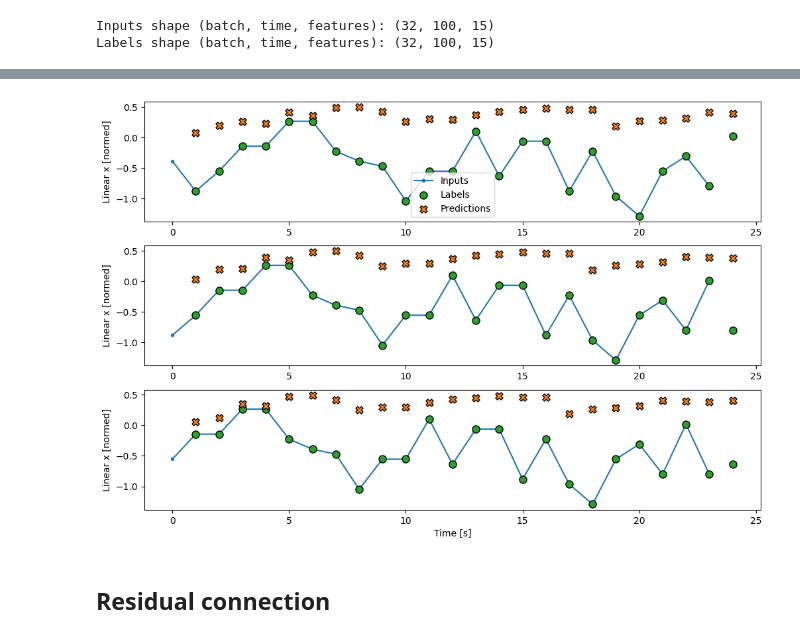
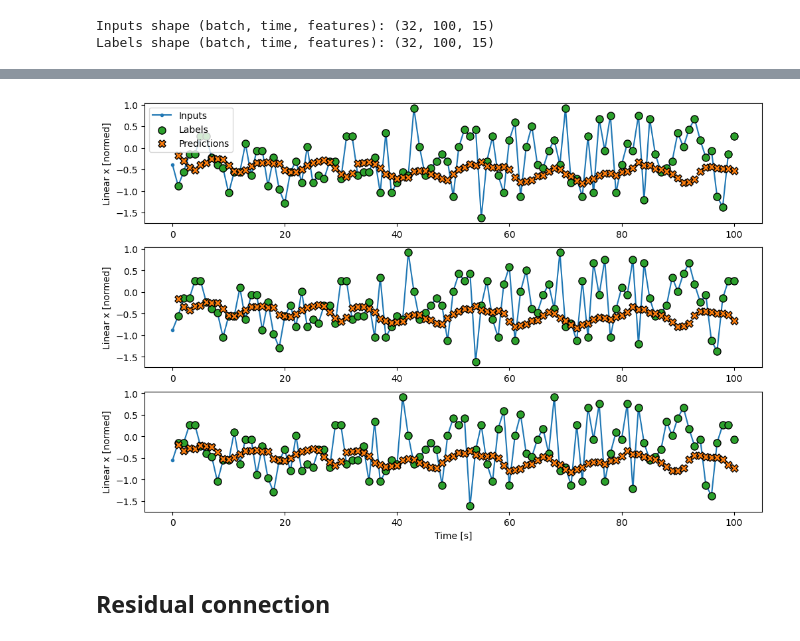
Before and after one commit to nk2105/AkzentE4.0, a Jupyter notebook: lstm_tf.ipynb, the cells around one changed output, grey strips where cells are left out. Drawn from its saved outputs; the diff is of its cells as text; code cells hidden in the pictures.

```diff
--- a/lstm_tf.ipynb
+++ b/lstm_tf.ipynb
@@ -465,7 +506,7 @@ Labels shape (batch, time, features): (32, 100, 15)
 # %%
 %%time
 wide_window = WindowGenerator(
-    input_width=24, label_width=24, shift=1)
+    input_width=100, label_width=100, shift=1)
 
 lstm_model = tf.keras.models.Sequential([
     # Shape [batch, time, features] => [batch, time, lstm_units]
@@ -489,7 +530,7 @@ Wall time: 1min 35s
 # %%
-wide_window.plot(lstm_model)
+wide_window.plot(lstm_model, plot_col='Linear x')
 # %% [output]
-[figure, old version]
+[figure, new version]
 # %% [markdown]
 ## Residual connection
 # %%
```
Also changed, not shown: parts of 13 cells of this notebook.
